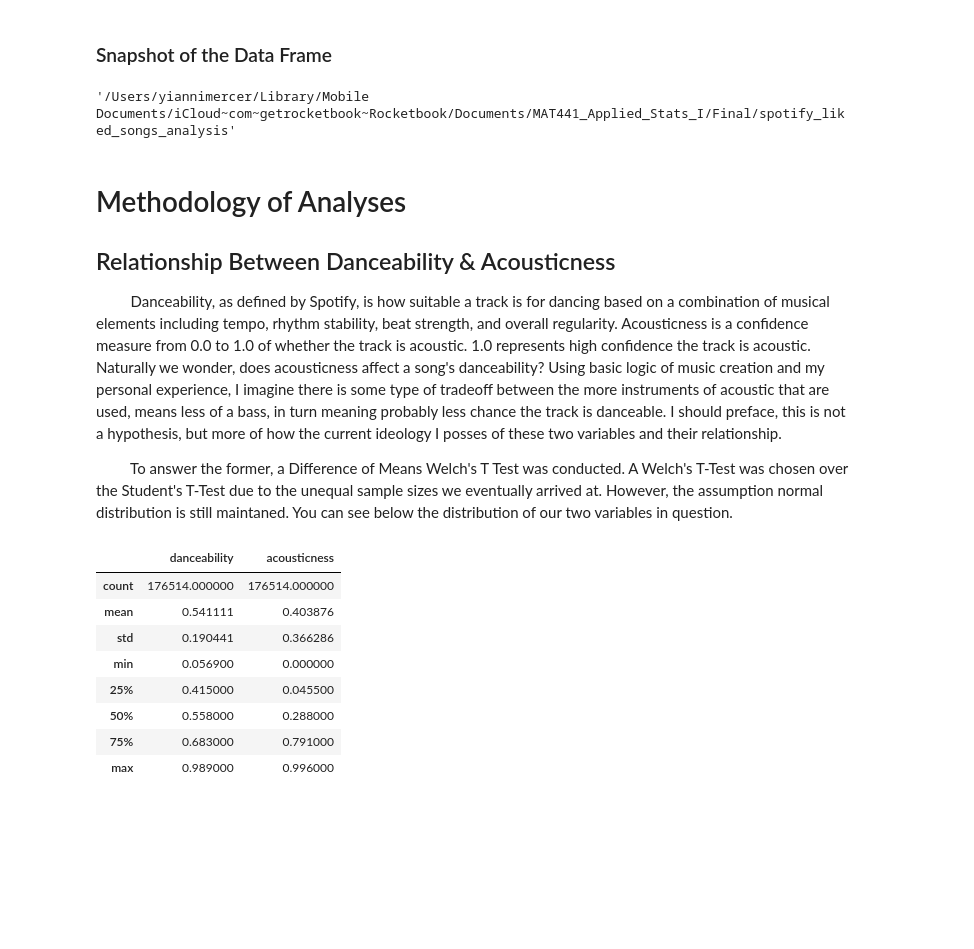
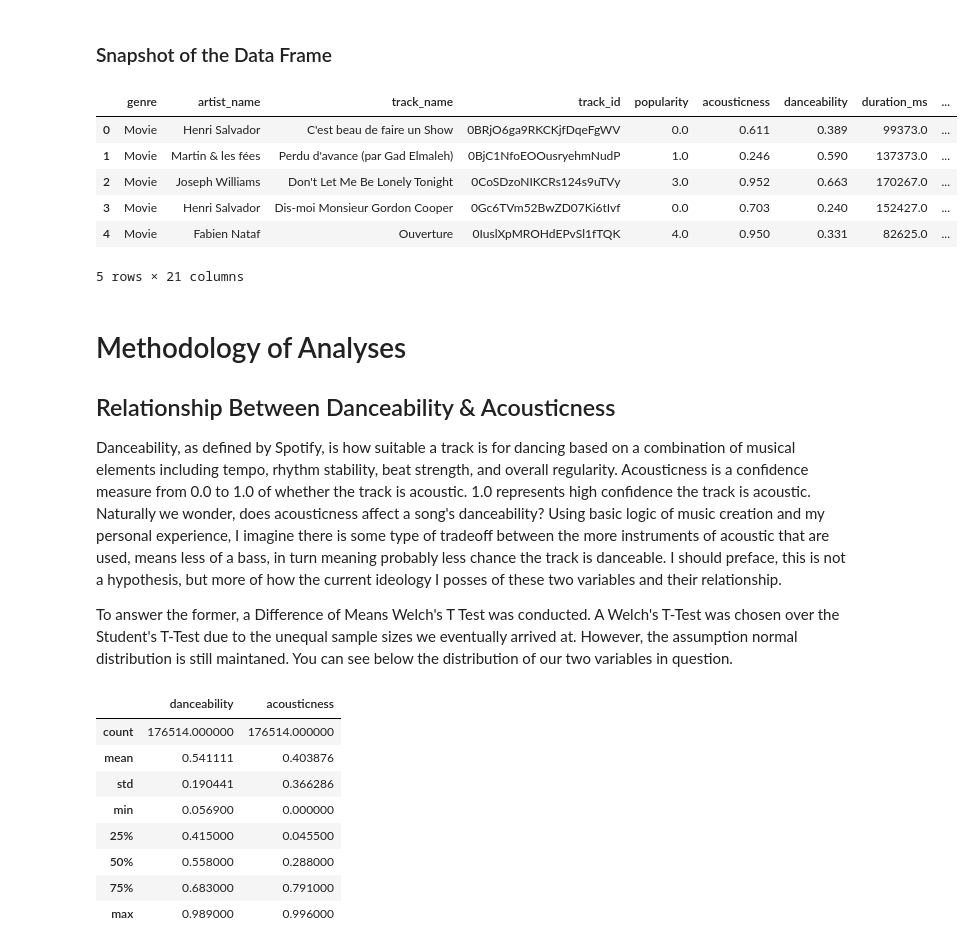
Before and after one commit to yiannimercer/spotify_liked_songs_analysis, a Jupyter notebook: Analysis/statistical_analysis_final_notebook.ipynb, the cells around one changed output. Drawn from its saved outputs; the diff is of its cells as text; code cells hidden in the pictures; blank space fills up the shorter version.

```diff
--- a/Analysis/statistical_analysis_final_notebook.ipynb
+++ b/Analysis/statistical_analysis_final_notebook.ipynb
@@ -100,18 +99,23 @@ df.describe().T
 ### Snapshot of the Data Frame
 # %%
 df.head()
-os.getcwd()
 # %% [output]
+|  | genre | artist_name | track_name | track_id | popularity | acousticness | danceability | duration_ms | ... |
+| 0 | Movie | Henri Salvador | C'est beau de faire un Show | 0BRjO6ga9RKCKjfDqeFgWV | 0.0 | 0.611 | 0.389 | 99373.0 | ... |
+| 1 | Movie | Martin & les fées | Perdu d'avance (par Gad Elmaleh) | 0BjC1NfoEOOusryehmNudP | 1.0 | 0.246 | 0.590 | 137373.0 | ... |
+| 2 | Movie | Joseph Williams | Don't Let Me Be Lonely Tonight | 0CoSDzoNIKCRs124s9uTVy | 3.0 | 0.952 | 0.663 | 170267.0 | ... |
+| 3 | Movie | Henri Salvador | Dis-moi Monsieur Gordon Cooper | 0Gc6TVm52BwZD07Ki6tIvf | 0.0 | 0.703 | 0.240 | 152427.0 | ... |
+| 4 | Movie | Fabien Nataf | Ouverture | 0IuslXpMROHdEPvSl1fTQK | 4.0 | 0.950 | 0.331 | 82625.0 | ... |
-'/Users/yiannimercer/Library/Mobile Documents/iCloud~com~getrocketbook~Rocketbook/Documents/MAT441_Applied_Stats_I/Final/spotify_liked_songs_analysis'
+5 rows × 21 columns
 # %% [markdown]
 # Methodology of Analyses
 
 ## Relationship Between Danceability & Acousticness
 
-&nbsp;&nbsp;&nbsp;&nbsp;&nbsp;&nbsp;&nbsp;&nbsp; Danceability, as defined by Spotify, is how suitable a track is for dancing based on a combination of musical elements including tempo, rhythm stability, beat strength, and overall regularity.  Acousticness is a confidence measure from 0.0 to 1.0 of whether the track is acoustic. 1.0 represents high confidence the track is acoustic.   Naturally we wonder, does acousticness affect a song's danceability?  Using basic logic of music creation and my personal experience, I imagine there is some type of tradeoff between the more instruments of acoustic that are used, means less of a bass, in turn meaning probably less chance the track is danceable.  I should preface, this is not a hypothesis, but more of how the current ideology I posses of these two variables and their relationship.
+Danceability, as defined by Spotify, is how suitable a track is for dancing based on a combination of musical elements including tempo, rhythm stability, beat strength, and overall regularity.  Acousticness is a confidence measure from 0.0 to 1.0 of whether the track is acoustic. 1.0 represents high confidence the track is acoustic.   Naturally we wonder, does acousticness affect a song's danceability?  Using basic logic of music creation and my personal experience, I imagine there is some type of tradeoff between the more instruments of acoustic that are used, means less of a bass, in turn meaning probably less chance the track is danceable.  I should preface, this is not a hypothesis, but more of how the current ideology I posses of these two variables and their relationship.
 
 
-&nbsp;&nbsp;&nbsp;&nbsp;&nbsp;&nbsp;&nbsp;&nbsp; To answer the former, a Difference of Means Welch's T Test was conducted.  A Welch's T-Test was chosen over the Student's T-Test due to the unequal sample sizes we eventually arrived at.  However, the assumption normal distribution is still maintaned.  You can see below the distribution of our two variables in question.
+To answer the former, a Difference of Means Welch's T Test was conducted.  A Welch's T-Test was chosen over the Student's T-Test due to the unequal sample sizes we eventually arrived at.  However, the assumption normal distribution is still maintaned.  You can see below the distribution of our two variables in question.
 # %%
 # Print the descriptive statistics for "danceability" feature
 df[['danceability','acousticness']].describe()
```
Also changed, not shown: parts of 18 cells of this notebook, 9 other files.
